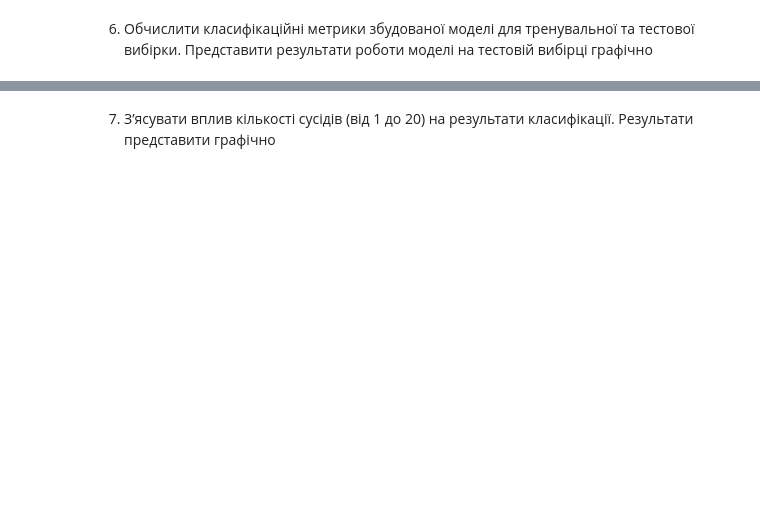
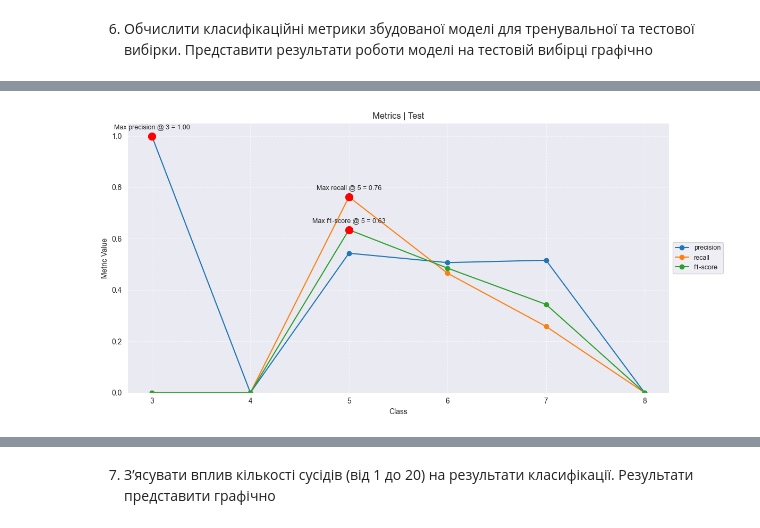
Before and after one commit to ValeriiaBaranivska/ML-2025, a Jupyter notebook: lab-4/ОМН-КМ23-2-Баранівська-ЛР4.ipynb, the cells around one changed output, grey strips where cells are left out. Drawn from its saved outputs; the diff is of its cells as text; code cells hidden in the pictures; blank space fills up the shorter version.

```diff
--- a/lab-4/ОМН-КМ23-2-Баранівська-ЛР4.ipynb
+++ b/lab-4/ОМН-КМ23-2-Баранівська-ЛР4.ipynb
@@ -23,6 +18,6 @@ ModuleNotFoundError: No module named 'graphviz'
 # %% [markdown]
 1. Відкрити та зчитати наданий файл з даними.
 # %%
-df = pd.read_csv('ЛР4-пгр2.csv')
+df = pd.read_csv('ЛР4-пгр2.csv', sep=";")
 df
 # %% [output]
@@ -52,0 +139,10 @@ print(f"Перші 10 записів набору {df.head(10)}")
+# %%
+x_train = train.iloc[:, :-1]  # вихідні аргументи
+y_train = train.iloc[:, -1]   # цільова хар-ка -> quality
+
+x_test = test.iloc[:, :-1]
+y_test = test.iloc[:, -1]
+
+model = neighbors.KNeighborsClassifier(n_neighbors=5, weights='uniform', algorithm='auto', leaf_size=30, p=2, metric='minkowski', metric_params=None, n_jobs=None)
+
+model.fit(x_train, y_train)
@@ -56,0 +191,33 @@ print(f"Перші 10 записів набору {df.head(10)}")
+# %%
+def plot_matrics(title,df_result):
+
+    report_df = pd.DataFrame(df_result).transpose()
+    classes = [label for label in report_df.index if label.isdigit()]
+    metrics_df = report_df.loc[classes, ['precision', 'recall', 'f1-score']]
+    metrics_df['class'] = classes
+
+    plt.figure(figsize=(12, 6))
+
+    for metric in ['precision', 'recall', 'f1-score']:
+        plt.plot(metrics_df['class'], metrics_df[metric], label=metric, marker='o')
+
+    # Пошук максимумів для підписів
+    for metric in ['precision', 'recall', 'f1-score']:
+        max_idx = metrics_df[metric].astype(float).idxmax()
+        x = metrics_df.loc[max_idx, 'class']
+        y = metrics_df.loc[max_idx, metric]
+        plt.scatter(x, y, s=100, color='red', zorder=5)
+        plt.text(x, y + 0.02, f'Max {metric} @ {x} = {y:.2f}', fontsize=9, ha='center', va='bottom')
+
+    plt.xlabel("Class")
+    plt.ylabel("Metric Value")
+    plt.title(title)
+    plt.grid(True, linestyle='--', alpha=0.6)
+    plt.ylim(0, 1.05)
+    plt.legend(loc="center left", bbox_to_anchor=(1, 0.5), fontsize=9)
+    plt.tight_layout()
+    plt.show()
+# %%
+plot_matrics("Metrics | Test",report_test)
+# %% [output]
+[figure, added]
```
Also changed, not shown: parts of 13 cells of this notebook, 1 other file.
